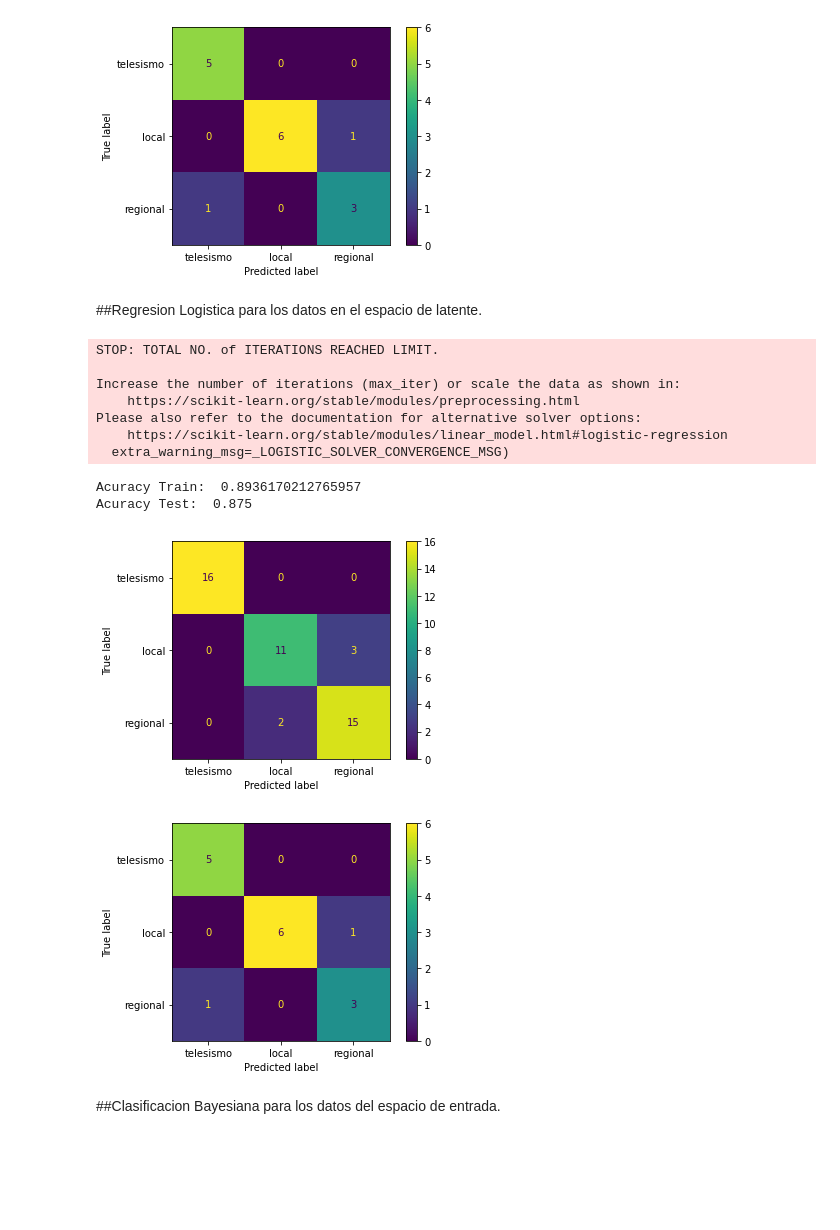
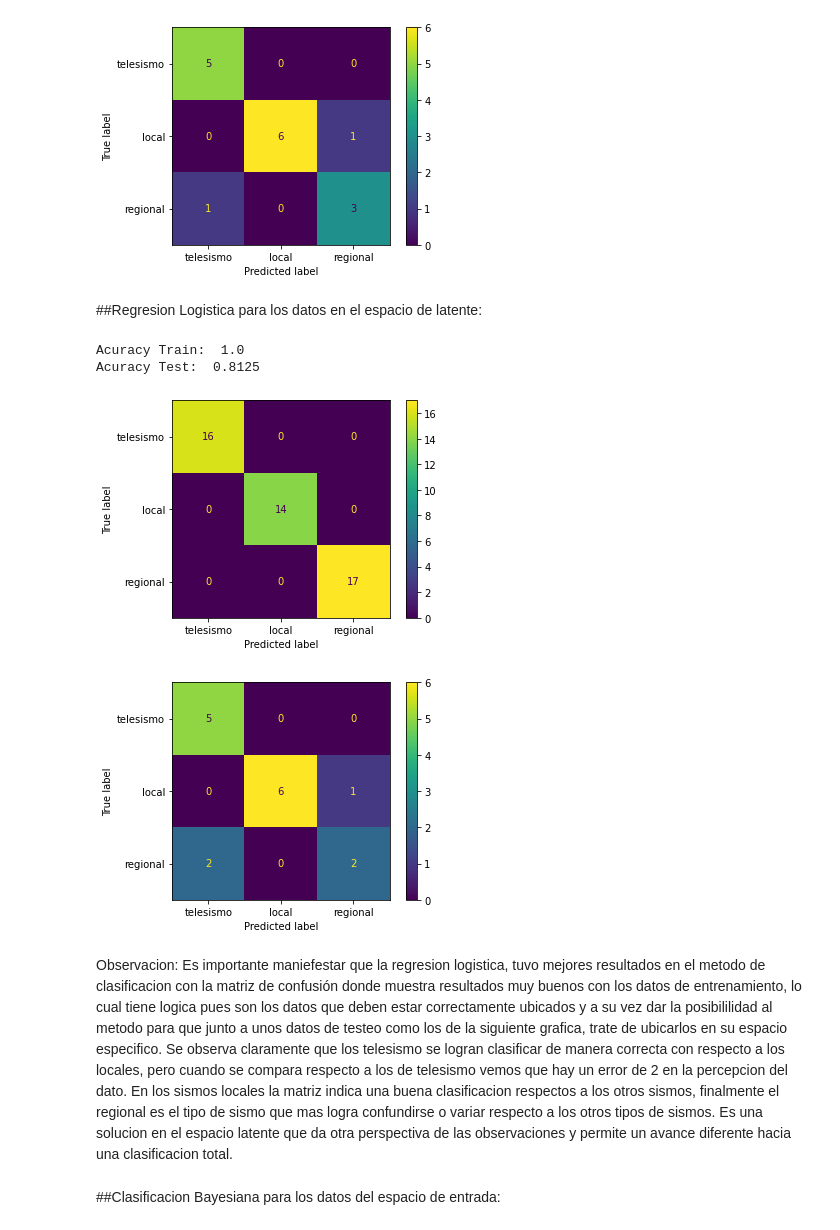
Before and after one commit to ManuelBothert/Miniproyecto-2-TSIII, a Jupyter notebook: MiniProyecto2.ipynb, the cells around one changed output. Cells and saved outputs as stored; diff of their text form; code cells hidden in the pictures; blank space fills up the shorter version.

```diff
--- a/MiniProyecto2.ipynb
+++ b/MiniProyecto2.ipynb
@@ -169,25 +239,20 @@ Acuracy Test:  0.875
 [figure]
 [figure]
 # %% [markdown]
-##Regresion Logistica para los datos en el espacio de latente.
+##Regresion Logistica para los datos en el espacio de latente:
 # %%
-n = 6
-modelPCA = PCA(n_components=n) # Hacemos PCA con n componentes.
+n = 8
+modelPCA=PCA(n_components=n) # Hacemos PCA con n componentes.
 X = dataSismo
 X_PCA = modelPCA.fit_transform(X)
 Y = Tags
 Logistic_Regression(X_PCA, Y)
 # %% [output]
-STOP: TOTAL NO. of ITERATIONS REACHED LIMIT.
-
-Increase the number of iterations (max_iter) or scale the data as shown in:
-    https://scikit-learn.org/stable/modules/preprocessing.html
-Please also refer to the documentation for alternative solver options:
-    https://scikit-learn.org/stable/modules/linear_model.html#logistic-regression
-  extra_warning_msg=_LOGISTIC_SOLVER_CONVERGENCE_MSG)
+Acuracy Train:  1.0
+Acuracy Test:  0.8125
-Acuracy Train:  0.8936170212765957
-Acuracy Test:  0.875
-[figure, old version]
+[figure, new version]
-[figure, old version]
+[figure, new version]
+# %% [markdown]
+Observacion: Es importante maniefestar que la regresion logistica, tuvo mejores resultados en el metodo de clasificacion con la matriz de confusión donde muestra resultados muy buenos con los datos de entrenamiento, lo cual tiene logica pues son los datos que deben estar correctamente ubicados y a su vez dar la posibililidad al metodo para que junto a unos datos de testeo como los de la siguiente grafica, trate de ubicarlos en su espacio especifico. Se observa claramente que los telesismo se logran clasificar de manera correcta con respecto a los locales, pero cuando se compara respecto a los de telesismo vemos que hay un error de 2 en la percepcion del dato. En los sismos locales la matriz indica una buena clasificacion respectos a los otros sismos, finalmente el regional es el tipo de sismo que mas logra confundirse o variar respecto a los otros tipos de sismos. Es una solucion en el espacio latente que da otra perspectiva de las observaciones y permite un avance diferente hacia una clasificacion total.
 # %% [markdown]
-##Clasificacion Bayesiana para los datos del espacio de entrada.
+##Clasificacion Bayesiana para los datos del espacio de entrada:
```
Also changed, not shown: parts of 27 cells of this notebook.
